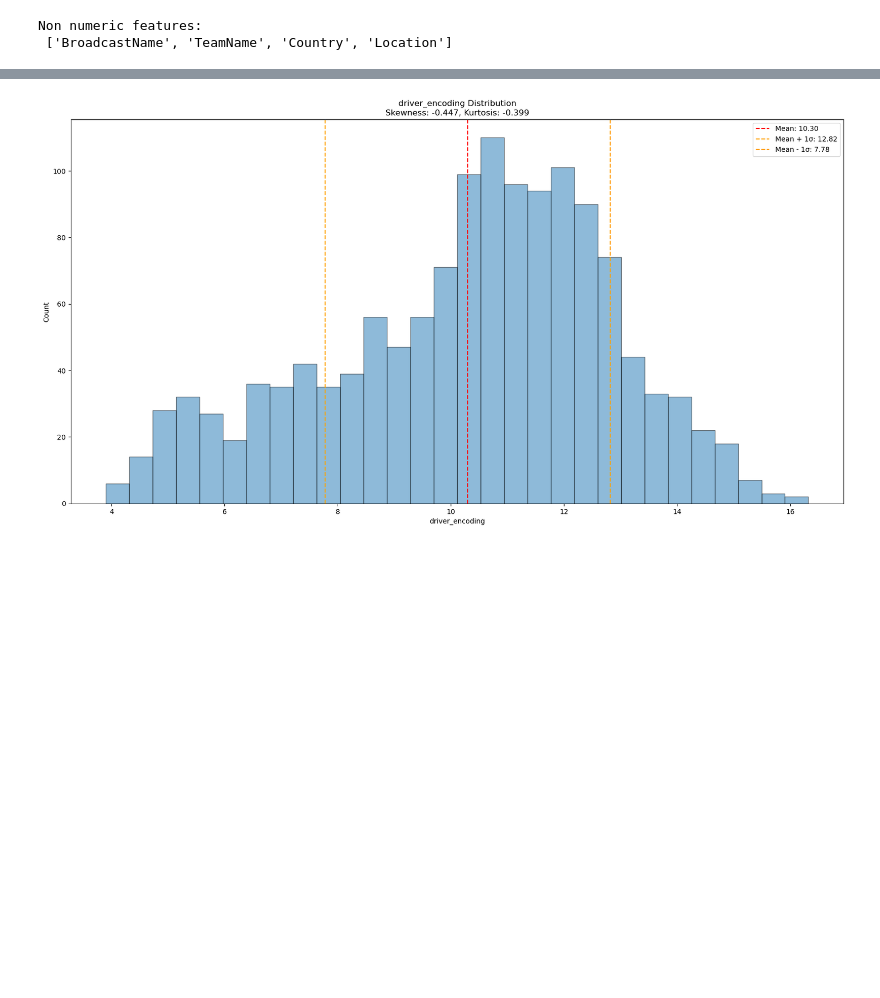
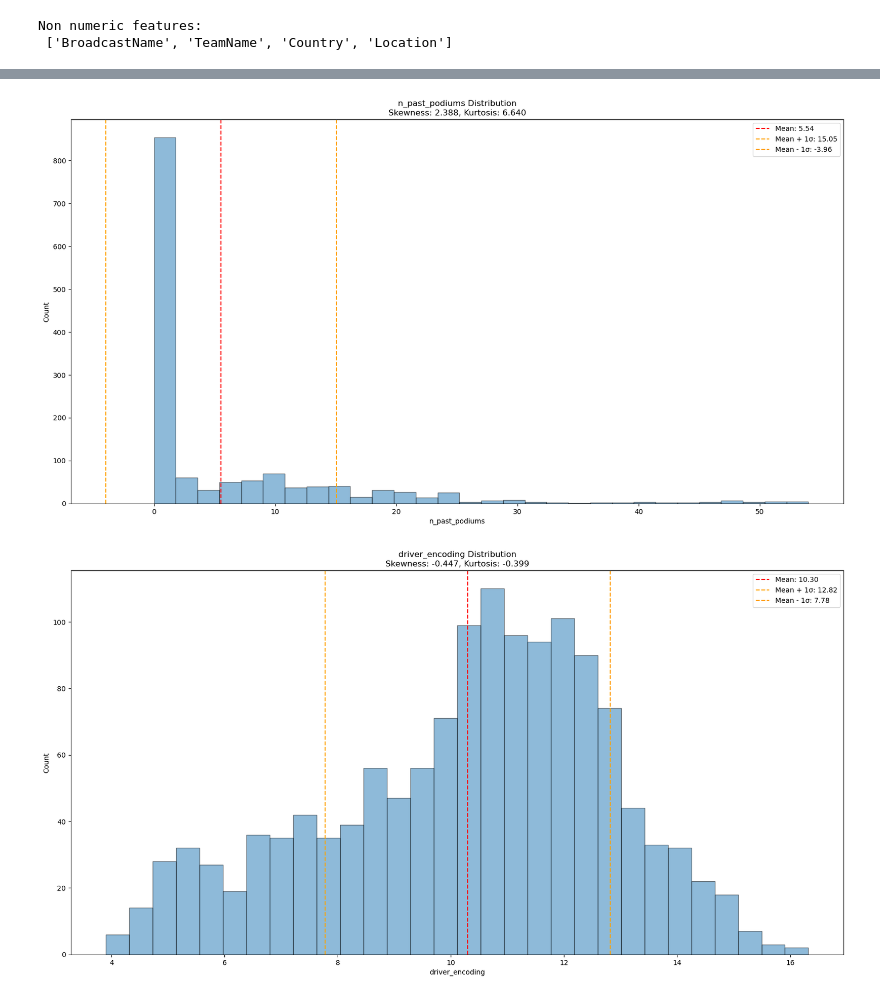
Before and after one commit to rohank36/f1, a Jupyter notebook: experiment.ipynb, the cells around one changed output, grey strips where cells are left out. Drawn from its saved outputs; the diff is of its cells as text; code cells hidden in the pictures; blank space fills up the shorter version.

```diff
--- a/experiment.ipynb
+++ b/experiment.ipynb
@@ -43,4 +60,8 @@ Index(['DriverNumber', 'BroadcastName', 'TeamName', 'Round_Number', 'Country',
       dtype='object')
+# %%
+analysis.plot_prob_dist("n_past_podiums")
+# %% [output]
+[figure, added]
 # %%
 analysis.plot_prob_dist("driver_encoding")
 # %% [output]
```
Also changed, not shown: parts of 7 cells of this notebook, 7 other files.
